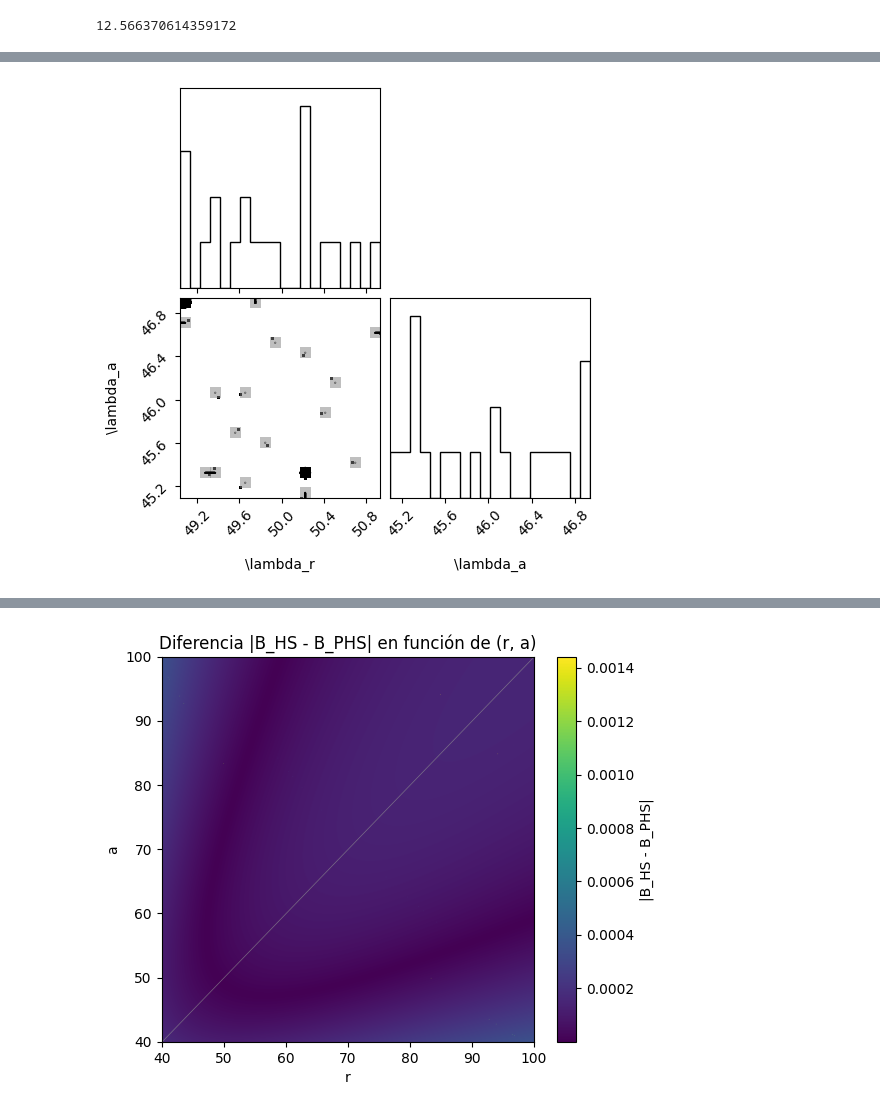
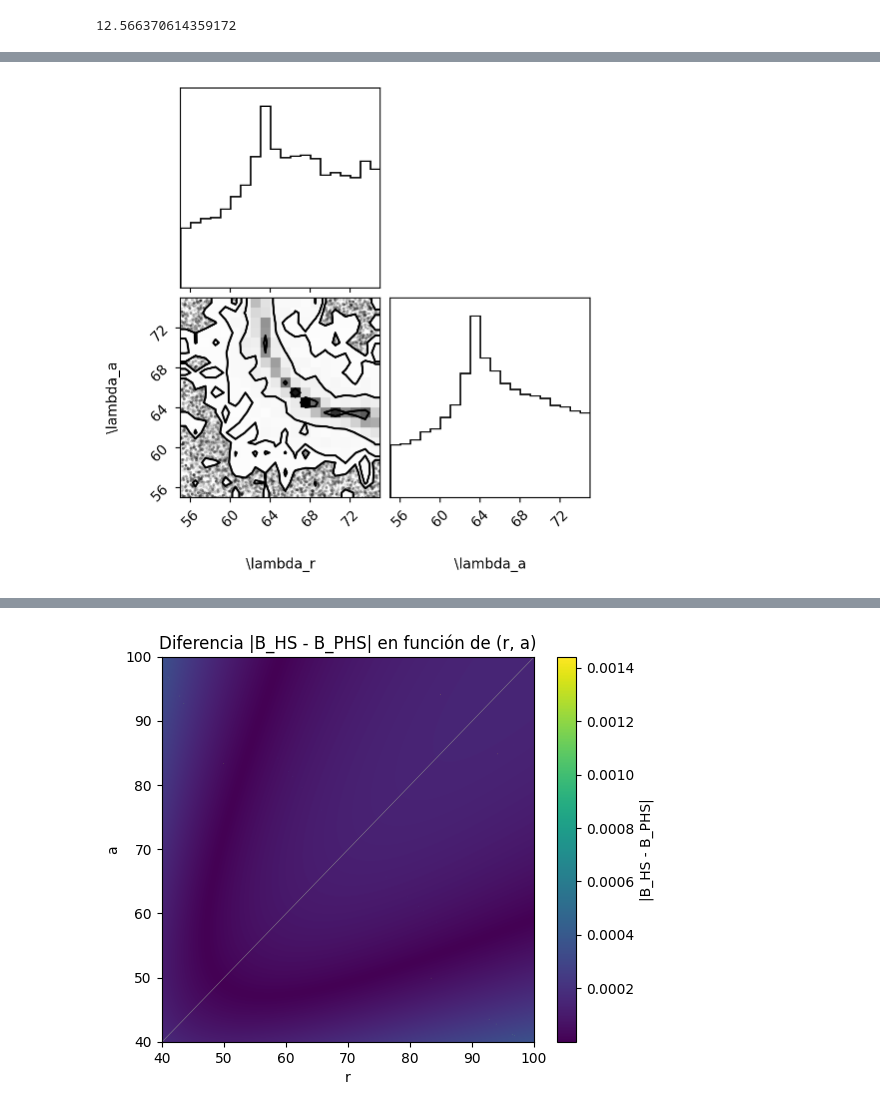
Before and after one commit to Alanxyz/statisticalphysicsrocks, a Jupyter notebook: MC.ipynb, the cells around one changed output, grey strips where cells are left out. Cells and saved outputs as stored; diff of their text form; code cells hidden in the pictures.

```diff
--- a/MC.ipynb
+++ b/MC.ipynb
@@ -7,12 +7,12 @@ from scipy.spatial.distance import pdist
 
 # Physical variables
 
-D = 3
+D = 4
 packfrac = 0.2
 
 # Non-physical parameters
 
-sidepartnum = 10
+sidepartnum = 5
 
 accratio = 0.3
 drmax = 1
@@ -302,7 +302,7 @@ import emcee
 import corner
 # %%
 np.random.seed(42)
-D = 3
+D = 4
 V = lambda r: np.pi**(D/2) * r**D / math.gamma(D/2 + 1)
 integrand = lambda r: r**(D - 1)
 result, error = quad(integrand, 0, 1)
@@ -326,13 +326,12 @@ def log_likelihood(theta):
     integrand = lambda r: (np.exp(-u(r)) - 1) * r**(D-1)
     result, error = quad(integrand, 0, B)
     B_PHS = -result * np.pi**(D / 2) / math.gamma(D / 2)
-
     chi =  np.sum((B_HS - B_PHS)**2)
-    return -0.5 * chi
+    return -0.5 * np.log10(chi)
 
 def log_prior(theta):
     r, a = theta
-    if 1 < r < 10 and 1 < a < 10:
+    if 55 < r < 75 and 55 < a < 75:
         return 0.0
     return -np.inf
 
@@ -344,12 +343,12 @@ def log_posterior(theta):
 
 ndim = 2
 nwalkers = 20
-p0 = np.random.rand(nwalkers, ndim)
-p0[:, 0] = 50 + 2 * (p0[:, 0] - 0.5)  # Primer parámetro alrededor de 50
-p0[:, 1] = 46 + 2 * (p0[:, 1] - 0.5)  # Segundo parámetro alrededor de 46
+p0_r = np.random.normal(65, np.sqrt(5), nwalkers)
+p0_a = np.random.normal(60, np.sqrt(5), nwalkers)
+p0 = np.column_stack([p0_r, p0_a])
 sampler = emcee.EnsembleSampler(nwalkers, ndim, log_posterior)
-sampler.run_mcmc(p0, 100000, progress=True)
-samples = sampler.get_chain(discard=1000, flat=True)
+sampler.run_mcmc(p0, 3000, progress=True)
+samples = sampler.get_chain(discard=500, flat=True)
 
 corner.corner(samples, labels=["\lambda_r", "\lambda_a"])
 plt.show()
@@ -358 +356 @@ WARNING:root:Too few points to create valid contours
-[figure, old version]
+[figure, new version]
```
Also changed, not shown: parts of 8 cells of this notebook.
